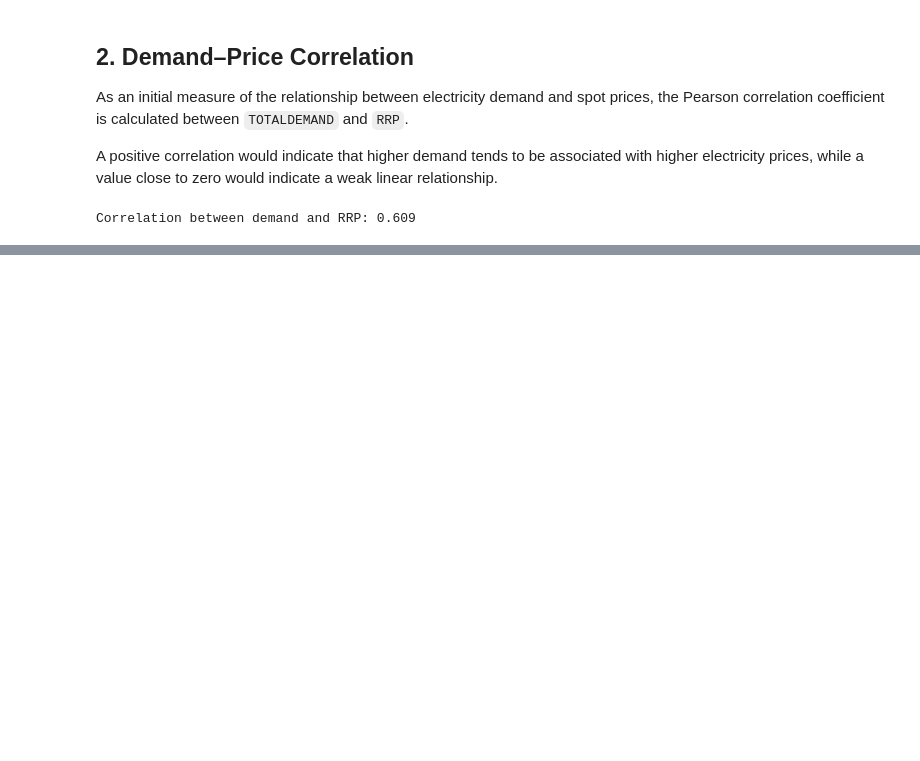
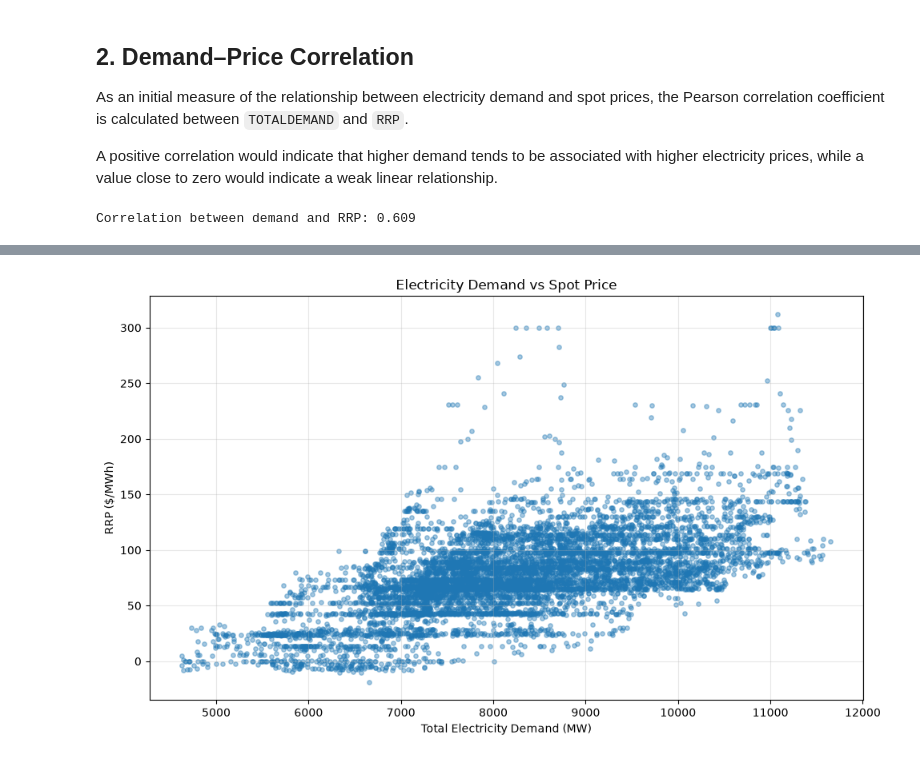
Before and after one commit to klm2109/australian-energy-market-analytics, a Jupyter notebook: notebooks/Price_Demand Analysis.ipynb, the cells around one changed output, grey strips where cells are left out. Saved outputs shown, nothing was run; the diff lists cells and outputs as text; code cells hidden in the pictures; blank space fills up the shorter version.

Commit message:
Identify the relationship between Demand and Price

```diff
--- a/notebooks/Price_Demand Analysis.ipynb
+++ b/notebooks/Price_Demand Analysis.ipynb
@@ -56,0 +67,19 @@ Correlation between demand and RRP: 0.609
+# %%
+plt.figure(figsize=(10, 6))
+
+plt.scatter(
+    df["TOTALDEMAND"],
+    df["RRP"],
+    alpha=0.4,
+    s=15
+)
+
+plt.xlabel("Total Electricity Demand (MW)")
+plt.ylabel("RRP ($/MWh)")
+plt.title("Electricity Demand vs Spot Price")
+
+plt.grid(alpha=0.3)
+plt.tight_layout()
+plt.show()
+# %% [output]
+[figure, added]
```
Also changed, not shown: parts of 5 cells of this notebook.
